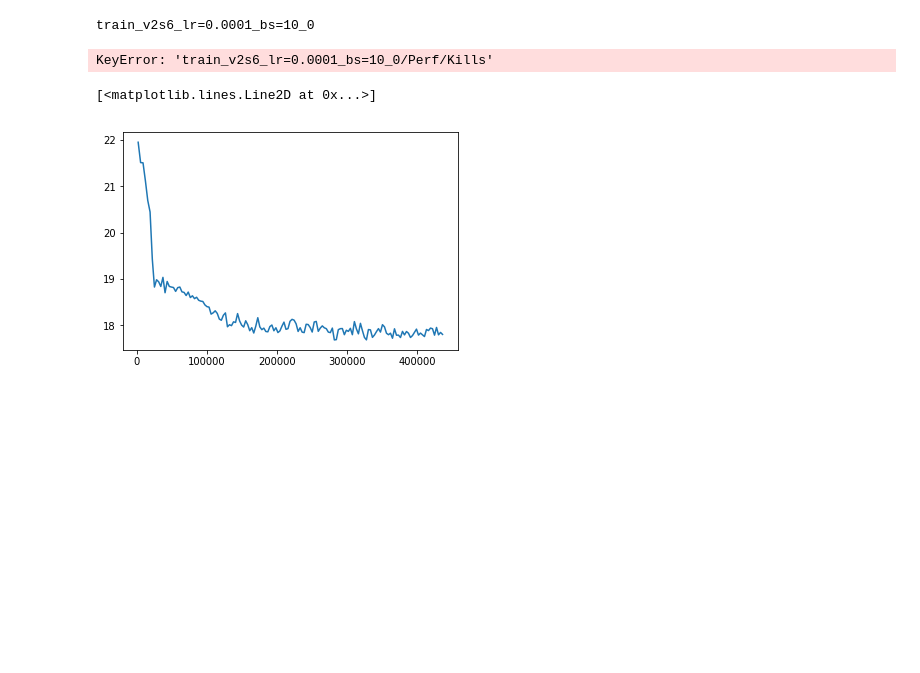
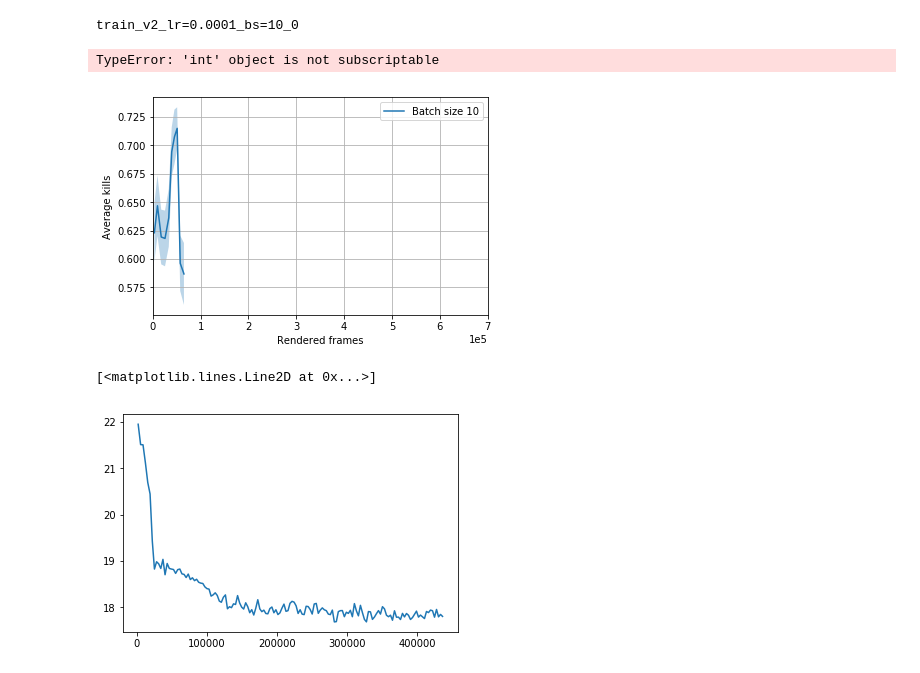
Before and after one commit to ElinBD/KillingDemons, a Jupyter notebook: CodeVersions/Plotexample Optimizers.ipynb, the cells around one changed output. Saved outputs shown, nothing was run; the diff lists cells and outputs as text; code cells hidden in the pictures; blank space fills up the shorter version.

Commit message:
for plots

```diff
--- a/CodeVersions/Plotexample Optimizers.ipynb
+++ b/CodeVersions/Plotexample Optimizers.ipynb
@@ -118,43 +119,45 @@ def avgkilltimereward(path, smooth_factor):
 # %%
 
 # The smoothing factor
-smooth_factor=200 # from 1 to alot...
+smooth_factor=80 # from 1 to alot...
 # Filepath of the folders which ends with : _0 , it fill load the rest of the agents, and average over them..
-[kills10,kills10std,timealive10,timealive10std,frames10,reward10,reward10std]=avgkilltimereward('train_v2s6_lr=0.0001_bs=10_0',smooth_factor)
-[kills20,kills20std,timealive20,timealive20std,frames20,reward20,reward20std]=avgkilltimereward('train_v2s6_lr=0.0001_bs=10_1',smooth_factor)
-[kills30,kills30std,timealive30,timealive30std,frames30,reward30,reward30std]=avgkilltimereward('train_v2s6_lr=0.0001_bs=10_2',smooth_factor)
-[kills50,kills50std,timealive50,timealive50std,frames50,reward50,reward50std]=avgkilltimereward('train_v2s6_lr=0.0001_bs=10_3',smooth_factor)
+[kills10,kills10std,timealive10,timealive10std,frames10,reward10,reward10std]=avgkilltimereward('train_v2_lr=0.0001_bs=10_0',smooth_factor)
+#[kills20,kills20std,timealive20,timealive20std,frames20,reward20,reward20std]=avgkilltimereward('train_v2s6_lr=0.0001_bs=10_1',smooth_factor)
+#[kills30,kills30std,timealive30,timealive30std,frames30,reward30,reward30std]=avgkilltimereward('train_v2s6_lr=0.0001_bs=10_2',smooth_factor)
+#[kills50,kills50std,timealive50,timealive50std,frames50,reward50,reward50std]=avgkilltimereward('train_v2s6_lr=0.0001_bs=10_3',smooth_factor)
 #[kills75,kills75std,timealive75,timealive75std,frames75,reward75,reward75std]=avgkilltimereward('train_v2s6_lr=0.0001_bs=15_0',smooth_factor)
-[kills100,kills100std,timealive100,timealive100std,frames100,reward100,reward100std]=avgkilltimereward('train_v2s6_lr=0.0001_bs=100_0',smooth_factor)
+#[kills100,kills100std,timealive100,timealive100std,frames100,reward100,reward100std]=avgkilltimereward('train_v2s6_lr=0.0001_bs=100_0',smooth_factor)
 # so the output is the Kill, kill std. Time alive for each episode, std of that. The frames, and the reward and reward std.
 # %% [output]
-train_v2s6_lr=0.0001_bs=10_0
+train_v2_lr=0.0001_bs=10_0
-KeyError: 'train_v2s6_lr=0.0001_bs=10_0/Perf/Kills'
+TypeError: 'int' object is not subscriptable
 # %%
 
 figure1=plt.figure()
 #figsize=(6, 6)
 plt.plot(frames10,kills10,label='Batch size 10')
 plt.fill_between(frames10,kills10+2*kills10std,kills10-2*kills10std,alpha=0.3)
-plt.plot(frames20,kills20,label='Batch size 20')
-plt.fill_between(frames20,kills20+2*kills20std,kills20-2*kills20std,alpha=0.3)
-plt.plot(frames30,kills30,label='Batch size 30')
-plt.fill_between(frames30,kills30+2*kills30std,kills30-2*kills30std,alpha=0.3)
-plt.plot(frames50,kills50,label='Batch size 50')
-plt.fill_between(frames50,kills50+2*kills50std,kills50-2*kills50std,alpha=0.3)
-plt.plot(frames75,kills75,label='Batch size 75')
-plt.fill_between(frames75,kills75+2*kills75std,kills75-2*kills75std,alpha=0.3)
-plt.plot(frames100,kills100,label='Batch size 100')
-plt.fill_between(frames100,kills100+2*kills100std,kills100-2*kills100std,alpha=0.3)
+#plt.plot(frames20,kills20,label='Batch size 20')
+#plt.fill_between(frames20,kills20+2*kills20std,kills20-2*kills20std,alpha=0.3)
+#plt.plot(frames30,kills30,label='Batch size 30')
+#plt.fill_between(frames30,kills30+2*kills30std,kills30-2*kills30std,alpha=0.3)
+#plt.plot(frames50,kills50,label='Batch size 50')
+#plt.fill_between(frames50,kills50+2*kills50std,kills50-2*kills50std,alpha=0.3)
+#plt.plot(frames75,kills75,label='Batch size 75')
+#plt.fill_between(frames75,kills75+2*kills75std,kills75-2*kills75std,alpha=0.3)
+#plt.plot(frames100,kills100,label='Batch size 100')
+#plt.fill_between(frames100,kills100+2*kills100std,kills100-2*kills100std,alpha=0.3)
 plt.ylabel('Average kills')
 plt.xlabel('Rendered frames')
 plt.ticklabel_format(style='sci', axis='x', scilimits=(0,0))
 plt.xlim([0,700000])
 plt.legend()
 
 plt.grid()
 
 # Save the plot the next cell.
+# %% [output]
+[figure, added]
 # %%
 figure1.savefig("predictpositionkills.pdf", bbox_inches='tight')
 # %%
```
Also changed, not shown: parts of 2 cells of this notebook, 4 other files.
